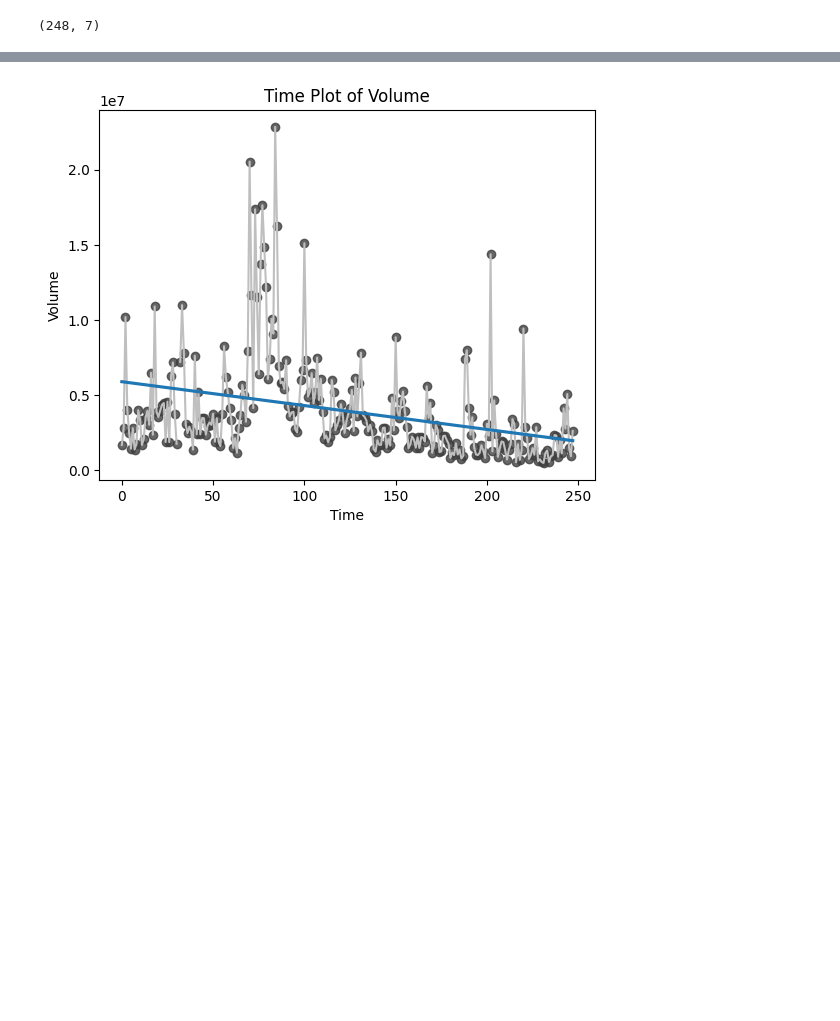
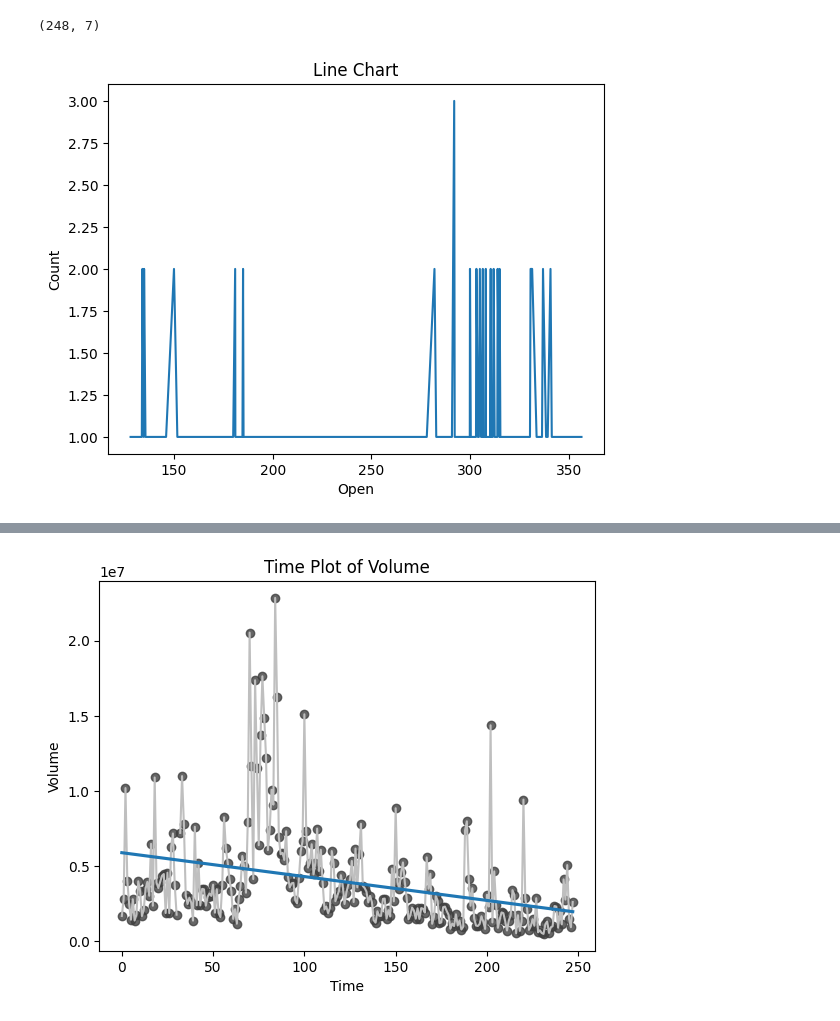
Before and after one commit to Udhay2898/HandsOnPractice_Pandas, a Jupyter notebook: TATA_Stocks_Analysis.ipynb, the cells around one changed output, grey strips where cells are left out. Cells and saved outputs as stored; diff of their text form; code cells hidden in the pictures; blank space fills up the shorter version.

Commit message:
TATA Stocks Analysis

```diff
--- a/TATA_Stocks_Analysis.ipynb
+++ b/TATA_Stocks_Analysis.ipynb
@@ -47,3 +47,17 @@ dtype: int64
 tata.shape
 # %% [output]
 (248, 7)
+# %%
+counts = tata['Open'].value_counts().sort_index()
+
+# Define x and y for plotting
+x = counts.index
+y = counts.values
+
+plt.plot(x, y)
+plt.title("Line Chart")
+plt.xlabel("Open")
+plt.ylabel("Count")
+plt.show()
+# %% [output]
+[figure, added]
```
Also changed, not shown: parts of 3 cells of this notebook.
